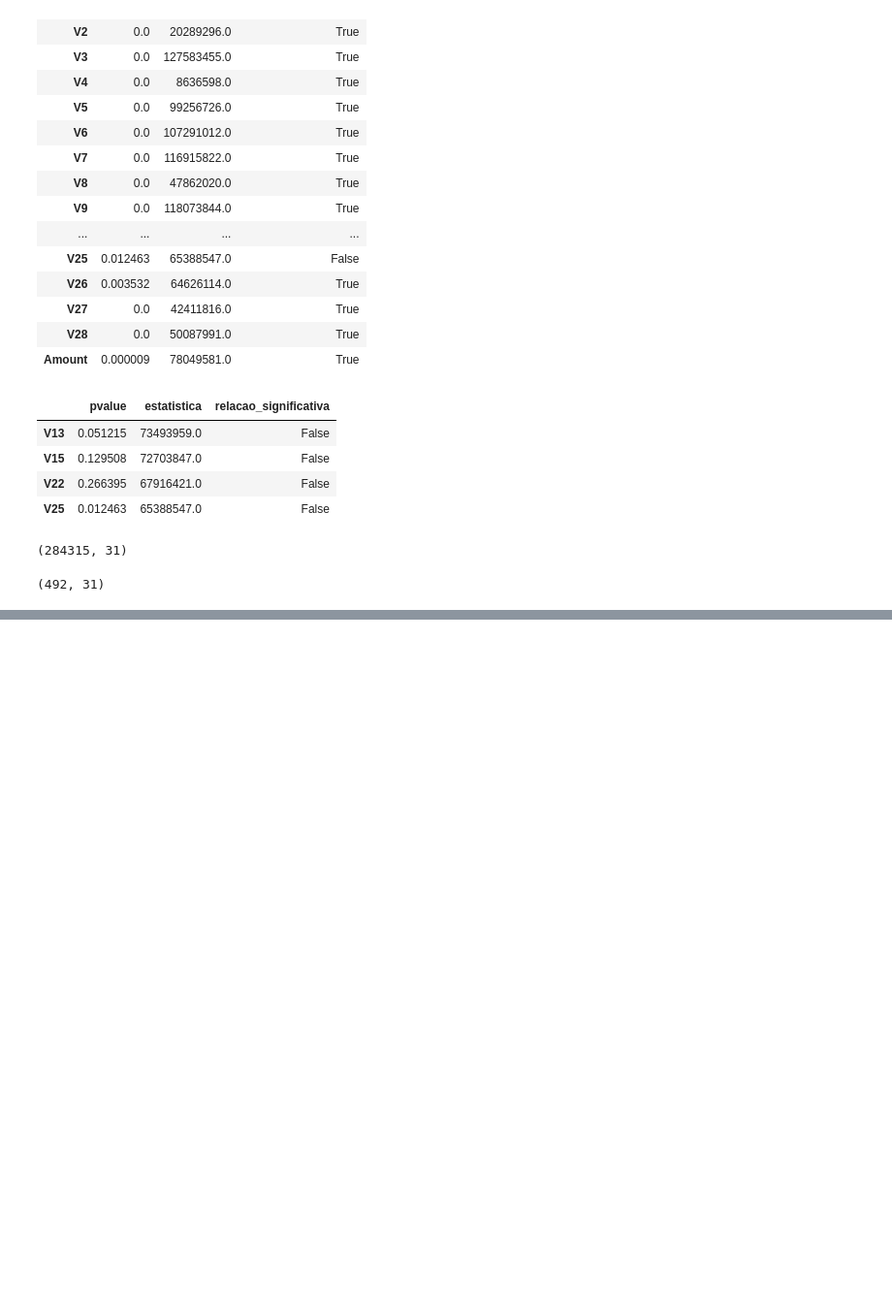
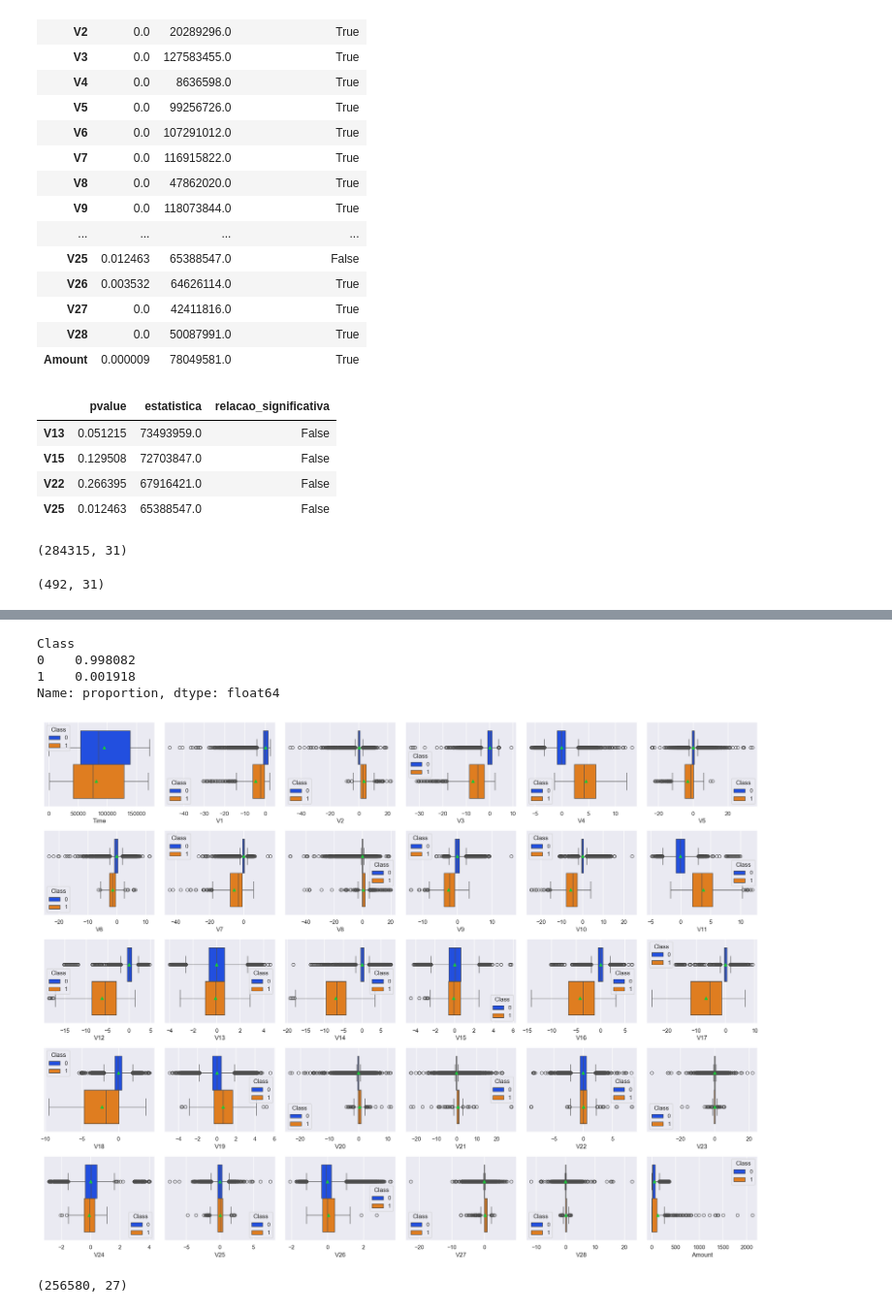
Before and after one commit to Antonio-Manoel/identification-fraud, a Jupyter notebook: notebooks/EDA.ipynb, the cells around one changed output, grey strips where cells are left out. Shown at 97% size. Saved outputs shown, nothing was run; the diff lists cells and outputs as text; code cells hidden in the pictures; blank space fills up the shorter version.

```diff
--- a/notebooks/EDA.ipynb
+++ b/notebooks/EDA.ipynb
@@ -228,6 +228,6 @@ df_mw.query("relacao_significativa == False")
 | V22 | 0.266395 | 67916421.0 | False |
 | V25 | 0.012463 | 65388547.0 | False |
 # %%
-df_marjoritario = df[df["Class"] == 0]
+df_majoritario = df[df["Class"] == 0]
 df_minoritario = df[df["Class"] == 1]
 # %%
@@ -239,4 +239,18 @@ df_minoritario.shape
 # %% [output]
 (492, 31)
 # %%
-def remove_oultliers
+def remover_outliers_quantil(df, variaveis, quantil_inferior=0.05, quantil_superior=0.95):
+    df_filtrado = df.copy()
+
+    for variavel in variaveis:
+        limite_inferior = df[variavel].quantile(quantil_inferior)
+        limite_superior = df[variavel].quantile(quantil_superior)
+        df_filtrado = df[(df[variavel] >= limite_inferior) & (df[variavel] <= limite_superior)]
+
+    return df_filtrado
+# %%
+variaveis = df.columns.drop("Class")
+df_majoritario_filtrado = remover_outliers_quantil(df_majoritario, variaveis)
+
+df_sem_outliers = pd.concat([df_majoritario_filtrado, df_minoritario])
+df_sem_outliers = df_sem_outliers.reset_index(drop=True)
@@ -242,0 +271,17 @@ def remove_oultliers
+# %%
+df_sem_outliers["Class"].value_counts(normalize=True)
+# %% [output]
+Class
+0    0.998082
+1    0.001918
+Name: proportion, dtype: float64
+# %%
+fig, axs = plt.subplots(5, 6, figsize=(20, 15))
+
+for ax, coluna in zip(axs.flatten(), df_sem_outliers.columns):
+    sns.boxplot(data=df_sem_outliers, x=coluna, ax=ax, hue="Class", showmeans=True)
+
+plt.tight_layout()
+plt.show()
+# %% [output]
+[figure, added]
@@ -242,0 +290,4 @@ def remove_oultliers
+# %%
+df_sem_outliers.shape
+# %% [output]
+(256580, 27)
```
Also changed, not shown: parts of 5 cells of this notebook, 1 other file.
